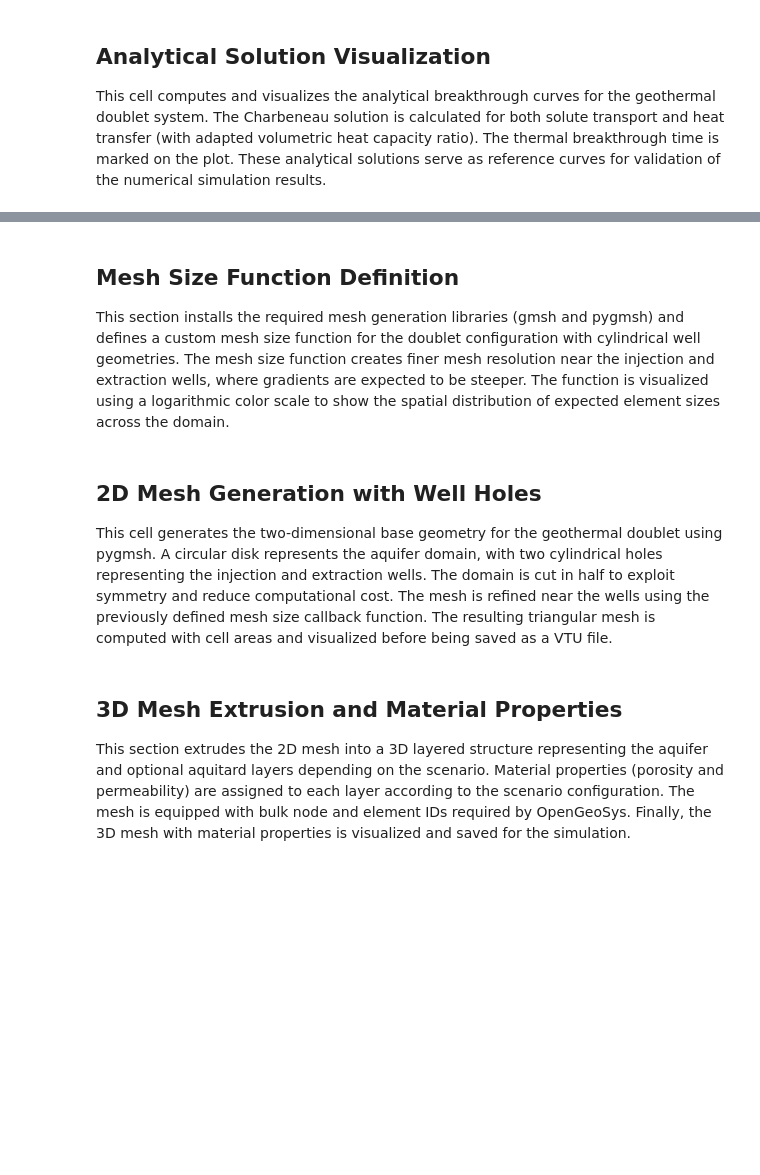
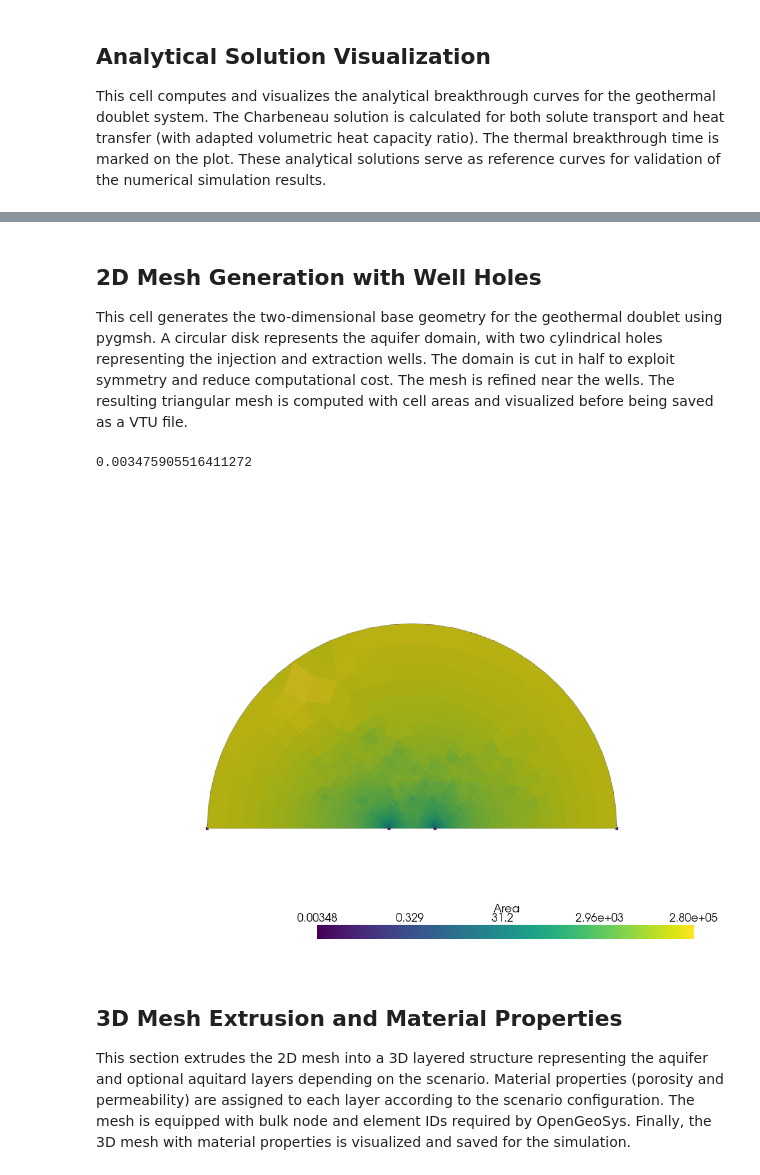
Before and after one commit to jtecklenburg/binder-ogs-requirements, a Jupyter notebook: doublet/mesh2.ipynb, the cells around one changed output, grey strips where cells are left out. Drawn from its saved outputs; the diff is of its cells as text; code cells hidden in the pictures; blank space fills up the shorter version.

Commit message:
mesh refinement

```diff
--- a/doublet/mesh2.ipynb
+++ b/doublet/mesh2.ipynb
@@ -137,4 +151,0 @@ plt.show()
-# %% [markdown]
-## Mesh Size Function Definition
-
-This section installs the required mesh generation libraries (gmsh and pygmsh) and defines a custom mesh size function for the doublet configuration with cylindrical well geometries. The mesh size function creates finer mesh resolution near the injection and extraction wells, where gradients are expected to be steeper. The function is visualized using a logarithmic color scale to show the spatial distribution of expected element sizes across the domain.
@@ -170,43 +152,68 @@ plt.show()
 # %% [markdown]
 ## 2D Mesh Generation with Well Holes
 
-This cell generates the two-dimensional base geometry for the geothermal doublet using pygmsh. A circular disk represents the aquifer domain, with two cylindrical holes representing the injection and extraction wells. The domain is cut in half to exploit symmetry and reduce computational cost. The mesh is refined near the wells using the previously defined mesh size callback function. The resulting triangular mesh is computed with cell areas and visualized before being saved as a VTU file.
+This cell generates the two-dimensional base geometry for the geothermal doublet using pygmsh. A circular disk represents the aquifer domain, with two cylindrical holes representing the injection and extraction wells. The domain is cut in half to exploit symmetry and reduce computational cost. The mesh is refined near the wells. The resulting triangular mesh is computed with cell areas and visualized before being saved as a VTU file.
 # %%
+radius = diameter / 2
+rwell = dwell / 2
+
+import gmsh
+
 with pygmsh.occ.Geometry() as geom:
 
     # Disk as base geometry for domain
-    disk_domain = geom.add_disk([0.0, 0.0], diameter/2, mesh_size=lc)
+    disk_domain = geom.add_disk([0.0, 0.0], radius, mesh_size=lc)
 
     # Add injection and extraction well as holes in the geometry
     for b in [-a, a]:
-        disk_well = geom.add_disk([b, 0.0], dwell/2, mesh_size=dwell/2)
+        disk_well = geom.add_disk([b, 0.0], rwell, mesh_size=rwell)
         geom.boolean_difference(disk_domain, disk_well)
 
     # Remove half of the domain because of symmetry
     rectangle = [geom.add_rectangle([-diameter, -diameter, 0.0], 2*diameter, diameter)]
     geom.boolean_difference(disk_domain, rectangle)
 
-    # Define local mesh size
-    geom.set_mesh_size_callback(
-        lambda dim, tag, x, y, z, lc: doublet(x,y,a)
-    )
+    # Define mesh refinement
+    p0 = geom.add_point([-a, 0.0, 0.0]) # well center
+    p1 = geom.add_point([a, 0.0, 0.0])
+
+    field1 = geom.add_boundary_layer(nodes_list=[p0], lcmin=rwell/2, lcmax=a, distmin=2*rwell, distmax=radius)
+    field2 = geom.add_boundary_layer(nodes_list=[p1], lcmin=rwell/2, lcmax=a, distmin=2*rwell, distmax=radius)
+    geom.set_background_mesh([field1, field2], operator="Min")
+
+    # Recombination to get predominantly quad elements + smoothing passes
+    gmsh.option.setNumber("Mesh.RecombineAll", 1)
+    gmsh.option.setNumber("Mesh.RecombinationAlgorithm", 1)
+    gmsh.option.setNumber("Mesh.Smoothing", 200)
 
     # Generate mesh
-    mesh = geom.generate_mesh()
+    mesh = geom.generate_mesh(algorithm=8)
 
 mesh.write("domain.vtu")
 mesh = pv.read("domain.vtu")
 
 mesh = mesh.compute_cell_sizes(length=False, volume=False)
 mesh.save("domain.vtu")
 Amin = mesh["Area"][mesh["Area"] > 0].min()
+Amax = mesh["Area"].max()
 print(Amin)
 
-# Plot mesh with Pyvista
+# Plot mesh with Pyvista (logarithmic color scale)
 plotter = pv.Plotter()
-plotter.add_mesh(mesh, show_edges=True)
+plotter.add_mesh(
+    mesh,
+    show_edges=False,
+    scalars="Area",
+    cmap="viridis",
+    clim=[Amin, Amax],
+    log_scale=True,
+    scalar_bar_args={"title": "Area"},
+)
 plotter.view_xy()
 plotter.show()
+# %% [output]
+0.003475905516411272
+[figure, added]
 # %% [markdown]
 ## 3D Mesh Extrusion and Material Properties
 
```
Also changed, not shown: parts of 7 cells of this notebook.
